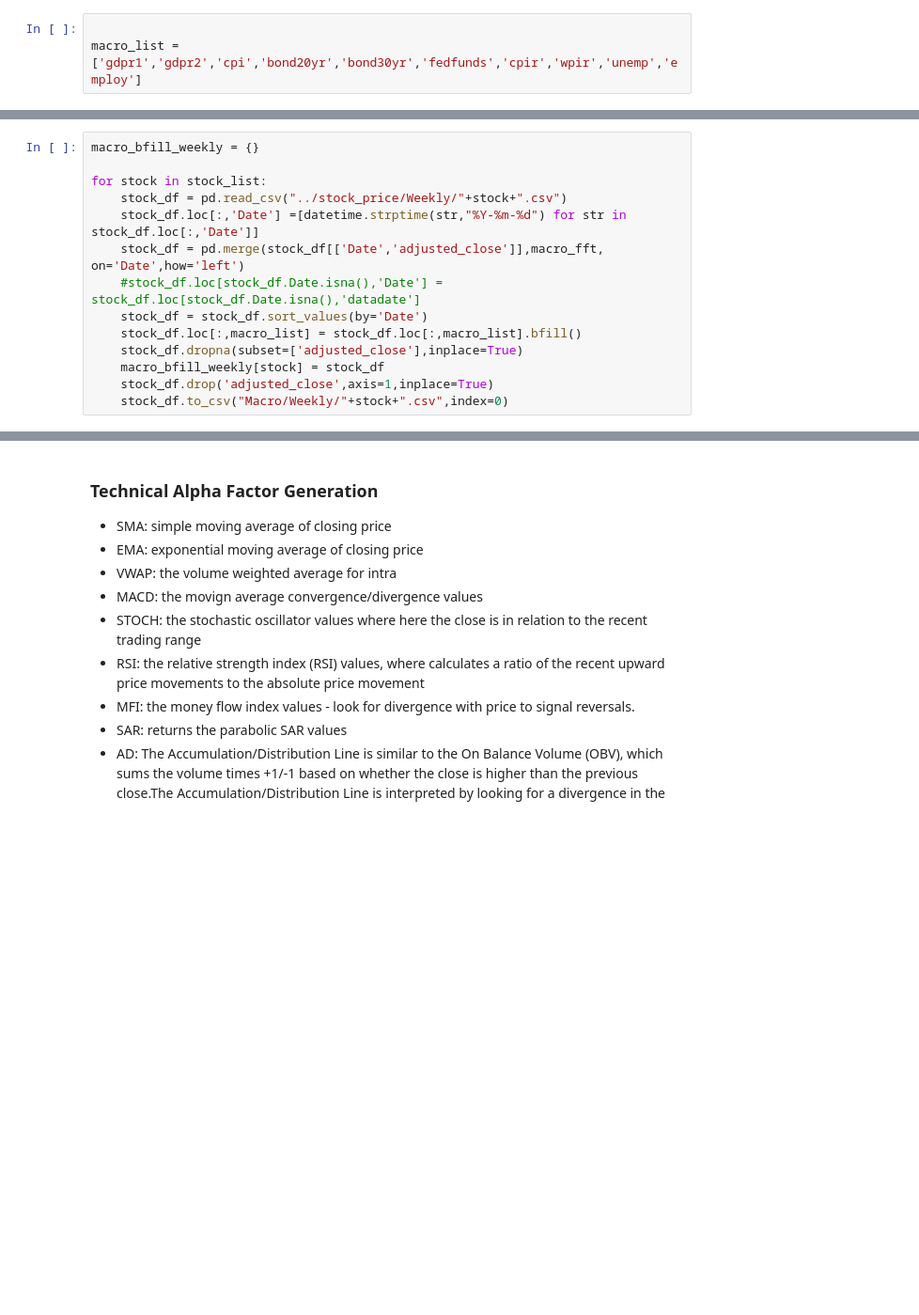
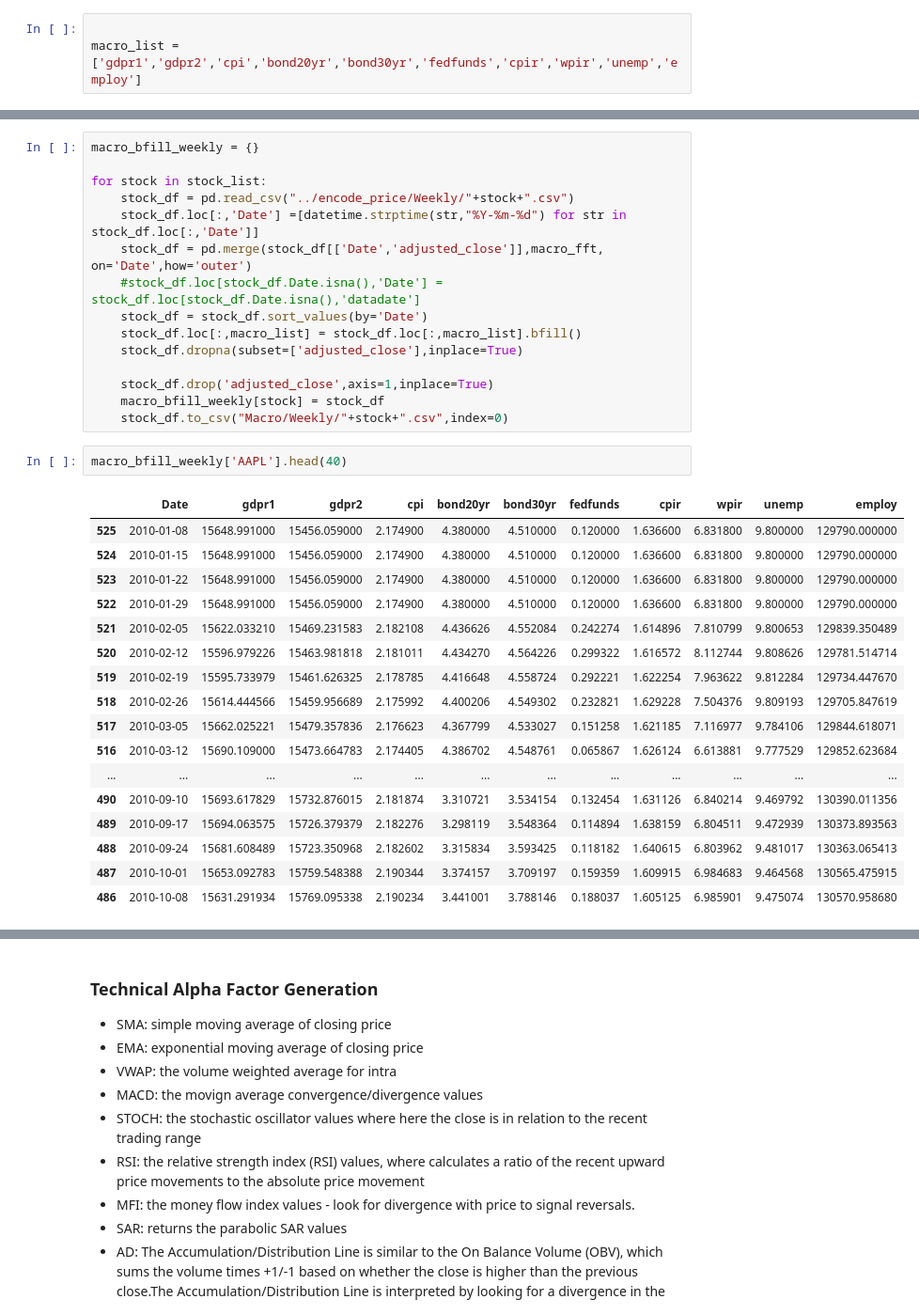
Before and after one commit to ElinorCheng/STA561, a Jupyter notebook: predictors/predictor_prep.ipynb, the cells around one changed output, grey strips where cells are left out. Shown at 94% size. Cells and saved outputs as stored; diff of their text form; blank space fills up the shorter version.

```diff
--- a/predictors/predictor_prep.ipynb
+++ b/predictors/predictor_prep.ipynb
@@ -337,16 +368,37 @@ macro_bfill_daily['AAPL'].head(40)
 macro_bfill_weekly = {}
 
 for stock in stock_list:
-    stock_df = pd.read_csv("../stock_price/Weekly/"+stock+".csv")
+    stock_df = pd.read_csv("../encode_price/Weekly/"+stock+".csv")
     stock_df.loc[:,'Date'] =[datetime.strptime(str,"%Y-%m-%d") for str in stock_df.loc[:,'Date']]
-    stock_df = pd.merge(stock_df[['Date','adjusted_close']],macro_fft, on='Date',how='left')
+    stock_df = pd.merge(stock_df[['Date','adjusted_close']],macro_fft, on='Date',how='outer')
     #stock_df.loc[stock_df.Date.isna(),'Date'] = stock_df.loc[stock_df.Date.isna(),'datadate']
     stock_df = stock_df.sort_values(by='Date')
     stock_df.loc[:,macro_list] = stock_df.loc[:,macro_list].bfill()
     stock_df.dropna(subset=['adjusted_close'],inplace=True)
+
+    stock_df.drop('adjusted_close',axis=1,inplace=True)
     macro_bfill_weekly[stock] = stock_df
-    stock_df.drop('adjusted_close',axis=1,inplace=True)
     stock_df.to_csv("Macro/Weekly/"+stock+".csv",index=0)
+# %%
+macro_bfill_weekly['AAPL'].head(40)
+# %% [output]
+|  | Date | gdpr1 | gdpr2 | cpi | bond20yr | bond30yr | fedfunds | cpir | wpir | unemp | employ |
+| 525 | 2010-01-08 | 15648.991000 | 15456.059000 | 2.174900 | 4.380000 | 4.510000 | 0.120000 | 1.636600 | 6.831800 | 9.800000 | 129790.000000 |
+| 524 | 2010-01-15 | 15648.991000 | 15456.059000 | 2.174900 | 4.380000 | 4.510000 | 0.120000 | 1.636600 | 6.831800 | 9.800000 | 129790.000000 |
+| 523 | 2010-01-22 | 15648.991000 | 15456.059000 | 2.174900 | 4.380000 | 4.510000 | 0.120000 | 1.636600 | 6.831800 | 9.800000 | 129790.000000 |
+| 522 | 2010-01-29 | 15648.991000 | 15456.059000 | 2.174900 | 4.380000 | 4.510000 | 0.120000 | 1.636600 | 6.831800 | 9.800000 | 129790.000000 |
+| 521 | 2010-02-05 | 15622.033210 | 15469.231583 | 2.182108 | 4.436626 | 4.552084 | 0.242274 | 1.614896 | 7.810799 | 9.800653 | 129839.350489 |
+| 520 | 2010-02-12 | 15596.979226 | 15463.981818 | 2.181011 | 4.434270 | 4.564226 | 0.299322 | 1.616572 | 8.112744 | 9.808626 | 129781.514714 |
+| 519 | 2010-02-19 | 15595.733979 | 15461.626325 | 2.178785 | 4.416648 | 4.558724 | 0.292221 | 1.622254 | 7.963622 | 9.812284 | 129734.447670 |
+| 518 | 2010-02-26 | 15614.444566 | 15459.956689 | 2.175992 | 4.400206 | 4.549302 | 0.232821 | 1.629228 | 7.504376 | 9.809193 | 129705.847619 |
+| 517 | 2010-03-05 | 15662.025221 | 15479.357836 | 2.176623 | 4.367799 | 4.533027 | 0.151258 | 1.621185 | 7.116977 | 9.784106 | 129844.618071 |
+| 516 | 2010-03-12 | 15690.109000 | 15473.664783 | 2.174405 | 4.386702 | 4.548761 | 0.065867 | 1.626124 | 6.613881 | 9.777529 | 129852.623684 |
+| ... | ... | ... | ... | ... | ... | ... | ... | ... | ... | ... | ... |
+| 490 | 2010-09-10 | 15693.617829 | 15732.876015 | 2.181874 | 3.310721 | 3.534154 | 0.132454 | 1.631126 | 6.840214 | 9.469792 | 130390.011356 |
+| 489 | 2010-09-17 | 15694.063575 | 15726.379379 | 2.182276 | 3.298119 | 3.548364 | 0.114894 | 1.638159 | 6.804511 | 9.472939 | 130373.893563 |
+| 488 | 2010-09-24 | 15681.608489 | 15723.350968 | 2.182602 | 3.315834 | 3.593425 | 0.118182 | 1.640615 | 6.803962 | 9.481017 | 130363.065413 |
+| 487 | 2010-10-01 | 15653.092783 | 15759.548388 | 2.190344 | 3.374157 | 3.709197 | 0.159359 | 1.609915 | 6.984683 | 9.464568 | 130565.475915 |
+| 486 | 2010-10-08 | 15631.291934 | 15769.095338 | 2.190234 | 3.441001 | 3.788146 | 0.188037 | 1.605125 | 6.985901 | 9.475074 | 130570.958680 |
 # %%
 macro_bfill_monthly = {}
 
```
Also changed, not shown: parts of 8 cells of this notebook, 21 other files.
